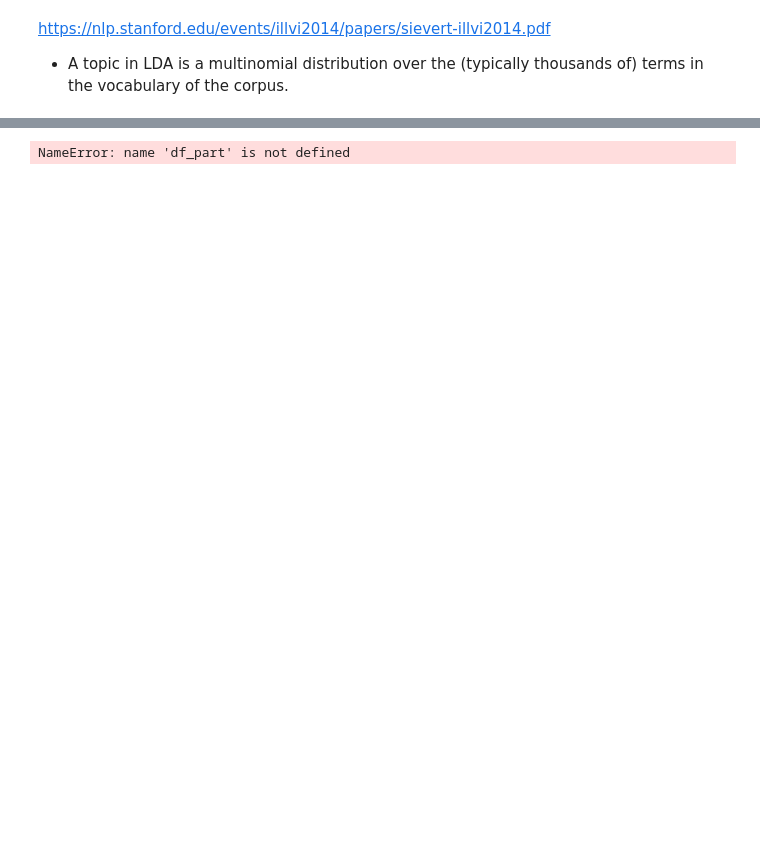
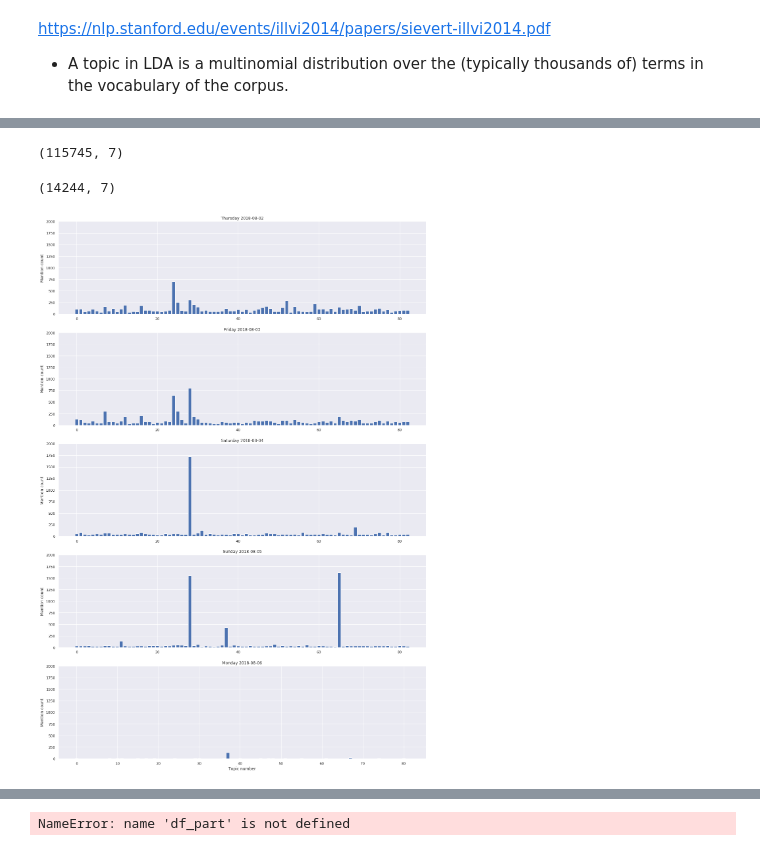
Before and after one commit to FranziSchmitt/Twitter_sentimentanalysis, a Jupyter notebook: Scripts/LDA_nonlp_stemmed_pruned.ipynb, the cells around one changed output, grey strips where cells are left out. Saved outputs shown, nothing was run; the diff lists cells and outputs as text; code cells hidden in the pictures; blank space fills up the shorter version.

```diff
--- a/Scripts/LDA_nonlp_stemmed_pruned.ipynb
+++ b/Scripts/LDA_nonlp_stemmed_pruned.ipynb
@@ -278,7 +257,7 @@ def format_topics_sentences(ldamodel, corpus, texts):
 
     # Get main topic in each document
     for i, row in enumerate(ldamodel[corpus]):
-        row = sorted(row, key=lambda x: (x[1]), reverse=True)
+        row = sorted(row[0], key=lambda x: (x[1]), reverse=True)
         # Get the Dominant topic, Perc Contribution and Keywords for each document
         for j, (topic_num, prop_topic) in enumerate(row):
             if j == 0:  # => dominant topic
@@ -293,21 +272,3 @@ def format_topics_sentences(ldamodel, corpus, texts):
     contents = pd.Series(texts)
     sent_topics_df = pd.concat([sent_topics_df, contents], axis=1)
     return(sent_topics_df)
-
-
-df_topic_sents_keywords = format_topics_sentences(ldamodel=lda, corpus=common_corpus, texts=corpus)
-
-# Format
-df_dominant_topic = df_topic_sents_keywords.reset_index()
-df_dominant_topic.columns = ['Document_No', 'Dominant_Topic', 'Topic_Perc_Contrib', 'Keywords', 'Text']
-
-
-# reindex the initial dataframe, make list of initial df and topics df and concatenate both
-all_data_reindexed = all_data.loc['2018-08-07':"2018-08-08"].reset_index(drop=True)
-df_list = [df_dominant_topic,all_data_reindexed]
-full_df = pd.concat(df_list, axis=1)
-# make the resulting dataframe datetime indexed again and throw away unwanted columns
-full_df.index = full_df['created_at']
-full_df = full_df.drop(['stemmed', 'tags', 'parties', 'full_text', 'created_at', 'mentions'], axis=1)
-# show
-full_df.head()
@@ -322,4 +344,30 @@ full_df.head()
+# %%
+full_df.shape
+# %% [output]
+(115745, 7)
+# %%
+high_sec_topcis.shape
+# %% [output]
+(14244, 7)
 # %%
-topic_counts = full_df.groupby(full_df.index.date)['Dominant_Topic'].value_counts().reset_index(name='counts')
+topic_counts = full_df.groupby(full_df.index.date)['topic'].value_counts().reset_index(name='counts')
+
+topic_counts = topic_counts.set_index(pd.DatetimeIndex(topic_counts['level_0'])).drop(columns='level_0')
-# %%
-topic_counts = topic_counts.set_index(pd.DatetimeIndex(topic_counts['level_0']))
+# %%
+def topic_plot(df, n_horizontal, n_vertical):
+    dow = ['Monday', 'Tuesday', 'Wednesday', 'Thursday', 'Friday', 'Saturday', 'Sunday']
+    dates = df.index.unique()
+
+    fig, ax = plt.subplots(n_horizontal, n_vertical, figsize=(20, 30))
+
+    for i, date in enumerate(dates):
+        ax[i].bar(df.loc[date, 'topic'], df.loc[date, 'counts'], label=date)
+        ax[i].set_ylim(0, 2000)
+        ax[i].set_title('{} {}'.format(dow[date.dayofweek], date.date()))
+        ax[i].set_ylabel('Mention count')
+    plt.xlabel('Topic number')
+    plt.show()
+
+topic_plot(topic_counts, 5, 1)
+# %% [output]
+[figure, added]
```
Also changed, not shown: parts of 22 cells of this notebook, 12 other files.
